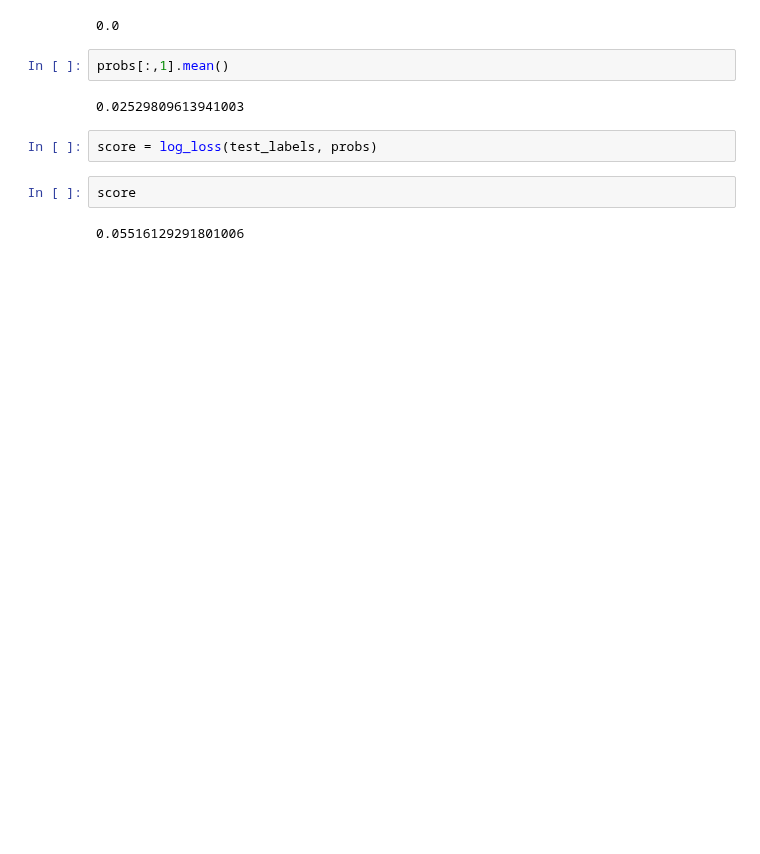
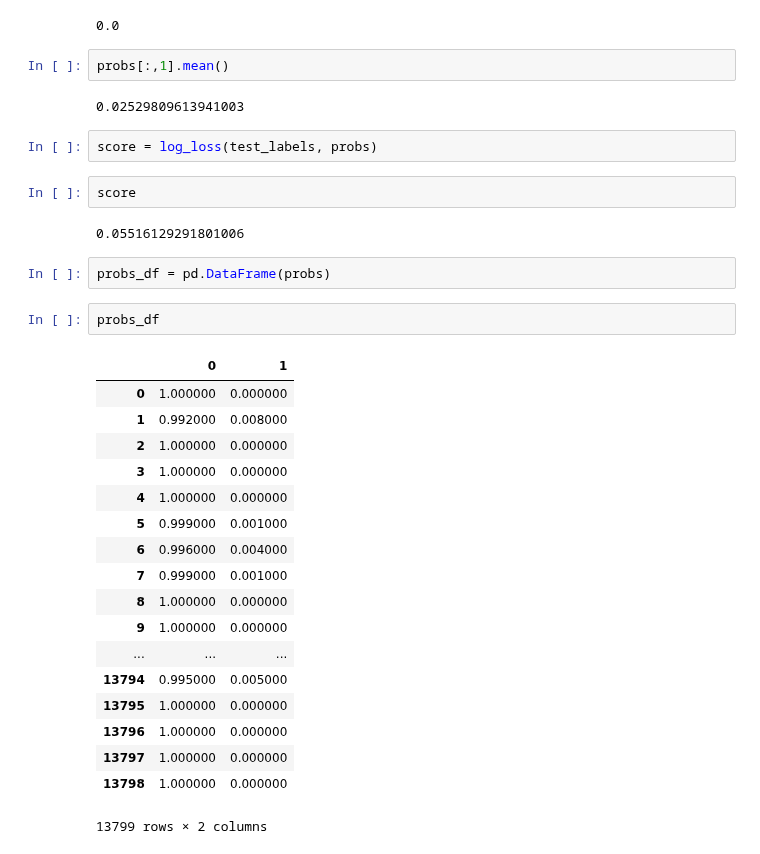
Before and after one commit to leannebaldwin/Pass_Closure, a Jupyter notebook: data_exploration/random_forest_model_exploration.ipynb, the cells around one changed output. Cells and saved outputs as stored; diff of their text form; blank space fills up the shorter version.

```diff
--- a/data_exploration/random_forest_model_exploration.ipynb
+++ b/data_exploration/random_forest_model_exploration.ipynb
@@ -445,3 +445,26 @@ score = log_loss(test_labels, probs)
 score
 # %% [output]
 0.05516129291801006
+# %%
+probs_df = pd.DataFrame(probs)
+# %%
+probs_df
+# %% [output]
+|  | 0 | 1 |
+| 0 | 1.000000 | 0.000000 |
+| 1 | 0.992000 | 0.008000 |
+| 2 | 1.000000 | 0.000000 |
+| 3 | 1.000000 | 0.000000 |
+| 4 | 1.000000 | 0.000000 |
+| 5 | 0.999000 | 0.001000 |
+| 6 | 0.996000 | 0.004000 |
+| 7 | 0.999000 | 0.001000 |
+| 8 | 1.000000 | 0.000000 |
+| 9 | 1.000000 | 0.000000 |
+| ... | ... | ... |
+| 13794 | 0.995000 | 0.005000 |
+| 13795 | 1.000000 | 0.000000 |
+| 13796 | 1.000000 | 0.000000 |
+| 13797 | 1.000000 | 0.000000 |
+| 13798 | 1.000000 | 0.000000 |
+13799 rows × 2 columns
```
Also changed, not shown: 1 other file.
